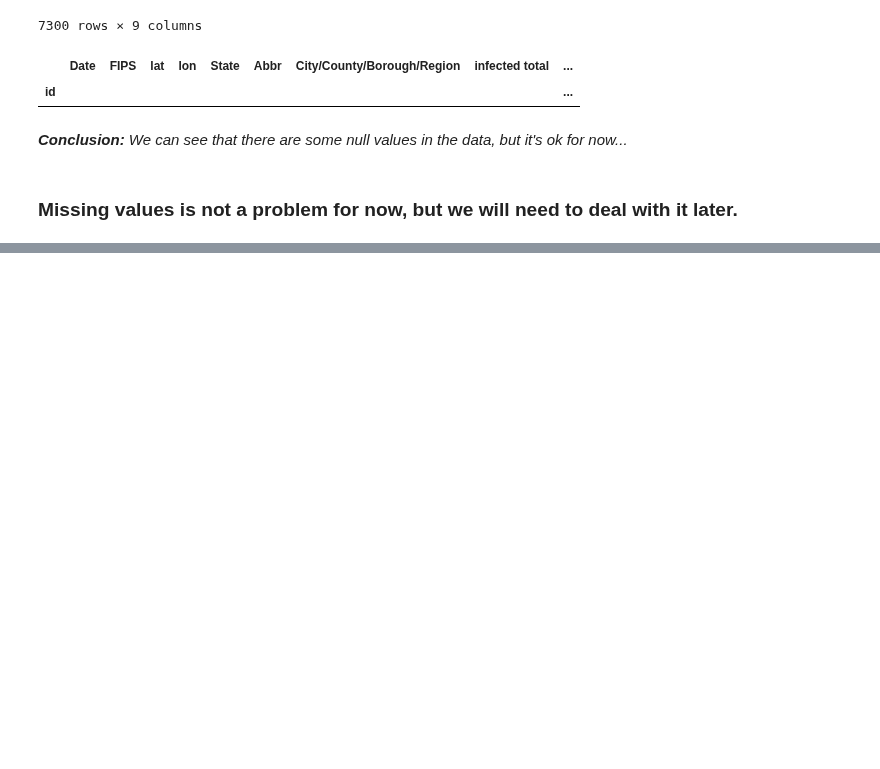
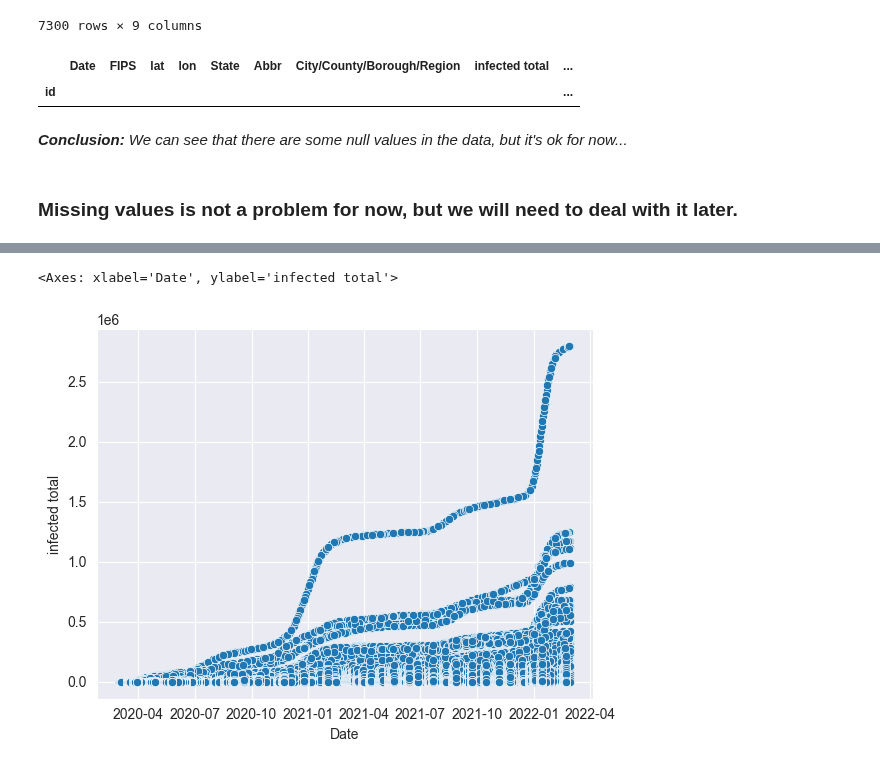
Before and after one commit to AppleBoiy/cs203-c19-analysis, a Jupyter notebook: code/B_preparation/missing_value.ipynb, the cells around one changed output, grey strips where cells are left out. Saved outputs shown, nothing was run; the diff lists cells and outputs as text; code cells hidden in the pictures; blank space fills up the shorter version.

```diff
--- a/code/B_preparation/missing_value.ipynb
+++ b/code/B_preparation/missing_value.ipynb
@@ -57,0 +203,6 @@ data.to_csv('../../data/clean_data.csv')
+# %%
+# plot infected total
+sns.scatterplot(x='Date', y='infected total', data=data)
+# %% [output]
+<Axes: xlabel='Date', ylabel='infected total'>
+[figure, added]
```
Also changed, not shown: parts of 29 cells of this notebook.
